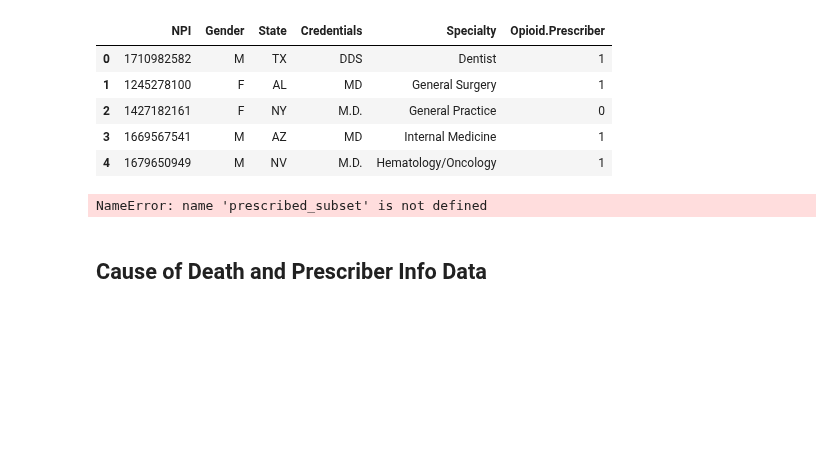
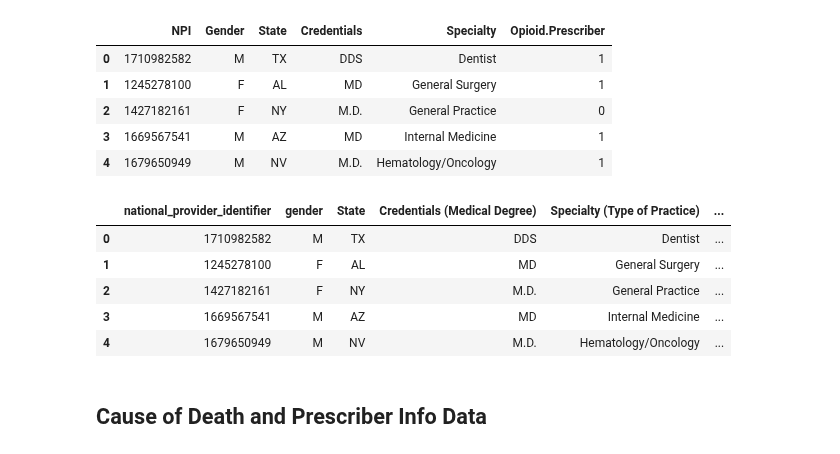
Before and after one commit to Chahnaz-Kbaisi/ETL-Project, a Jupyter notebook: Part_2/average_dispensed.ipynb, the cells around one changed output. Cells and saved outputs as stored; diff of their text form; code cells hidden in the pictures; blank space fills up the shorter version.

Commit message:
renamed state column name

```diff
--- a/Part_2/average_dispensed.ipynb
+++ b/Part_2/average_dispensed.ipynb
@@ -159,13 +159,19 @@ prescribed_subset.head()
 # %%
 # Renaming the subset dataframe columns:
 opioid_prescriber_df = prescribed_subset.rename(columns={
     'NPI': 'national_provider_identifier',
+    'Gender': 'gender',
     'Credentials': 'Credentials (Medical Degree)',
     'Specialty': 'Specialty (Type of Practice)',
     'Opioid.Prescriber': 'Prescribed Opiate Drugs More Than 10 Times in the Year'})
 opioid_prescriber_df.head()
 # %% [output]
-NameError: name 'prescribed_subset' is not defined
+|  | national_provider_identifier | gender | State | Credentials (Medical Degree) | Specialty (Type of Practice) | ... |
+| 0 | 1710982582 | M | TX | DDS | Dentist | ... |
+| 1 | 1245278100 | F | AL | MD | General Surgery | ... |
+| 2 | 1427182161 | F | NY | M.D. | General Practice | ... |
+| 3 | 1669567541 | M | AZ | MD | Internal Medicine | ... |
+| 4 | 1679650949 | M | NV | M.D. | Hematology/Oncology | ... |
 # %%
 # new_customer_location_df = customer_location_df[["id", "address", "us_state"]].copy()
 # new_customer_location_df.head()
```
